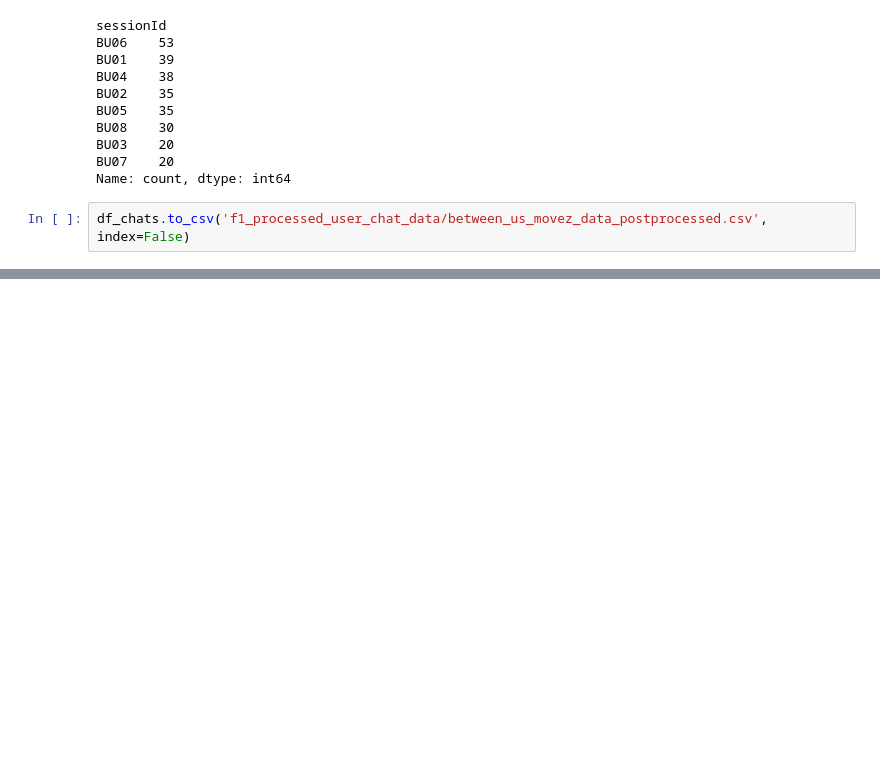
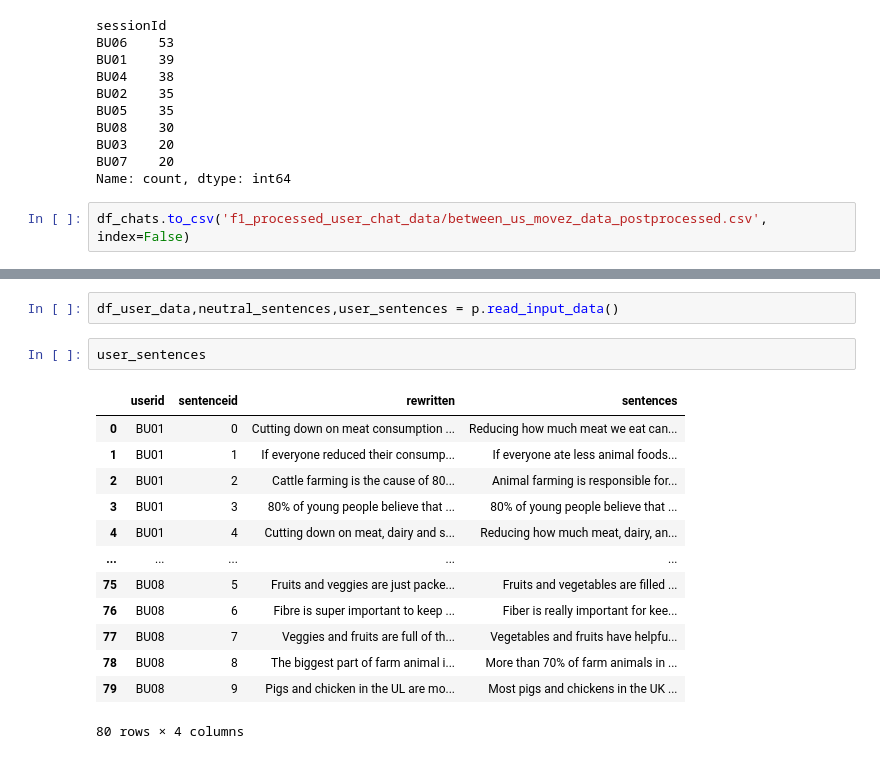
Before and after one commit to MovezNetwork/llm-evaluation, a Jupyter notebook: N0_Preprocess_ChatAnalysis_New.ipynb, the cells around one changed output, grey strips where cells are left out. Saved outputs shown, nothing was run; the diff lists cells and outputs as text; blank space fills up the shorter version.

```diff
--- a/N0_Preprocess_ChatAnalysis_New.ipynb
+++ b/N0_Preprocess_ChatAnalysis_New.ipynb
@@ -150,0 +219,18 @@ df_chats
+# %%
+df_user_data,neutral_sentences,user_sentences = p.read_input_data()
+# %%
+user_sentences
+# %% [output]
+|  | userid | sentenceid | rewritten | sentences |
+| 0 | BU01 | 0 | Cutting down on meat consumption ... | Reducing how much meat we eat can... |
+| 1 | BU01 | 1 | If everyone reduced their consump... | If everyone ate less animal foods... |
+| 2 | BU01 | 2 | Cattle farming is the cause of 80... | Animal farming is responsible for... |
+| 3 | BU01 | 3 | 80% of young people believe that ... | 80% of young people believe that ... |
+| 4 | BU01 | 4 | Cutting down on meat, dairy and s... | Reducing how much meat, dairy, an... |
+| ... | ... | ... | ... | ... |
+| 75 | BU08 | 5 | Fruits and veggies are just packe... | Fruits and vegetables are filled ... |
+| 76 | BU08 | 6 | Fibre is super important to keep ... | Fiber is really important for kee... |
+| 77 | BU08 | 7 | Veggies and fruits are full of th... | Vegetables and fruits have helpfu... |
+| 78 | BU08 | 8 | The biggest part of farm animal i... | More than 70% of farm animals in ... |
+| 79 | BU08 | 9 | Pigs and chicken in the UL are mo... | Most pigs and chickens in the UK ... |
+80 rows × 4 columns
```
Also changed, not shown: parts of 15 cells of this notebook, 4 other files.
